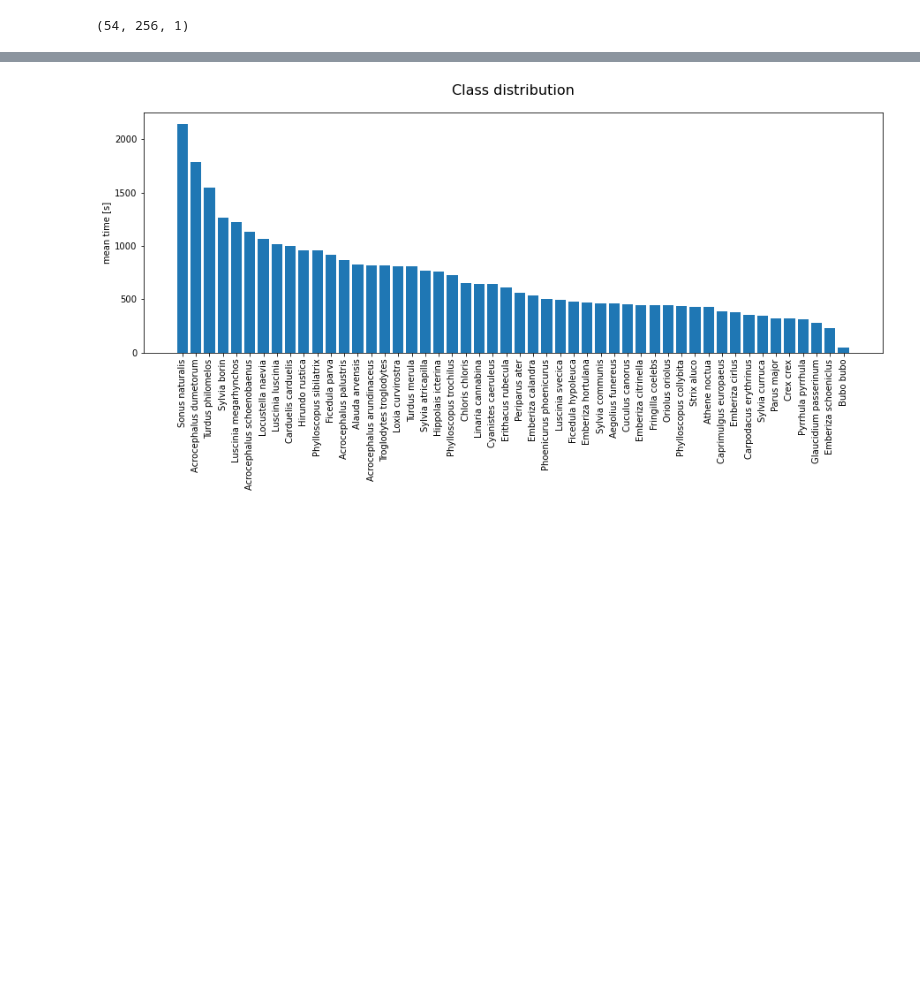
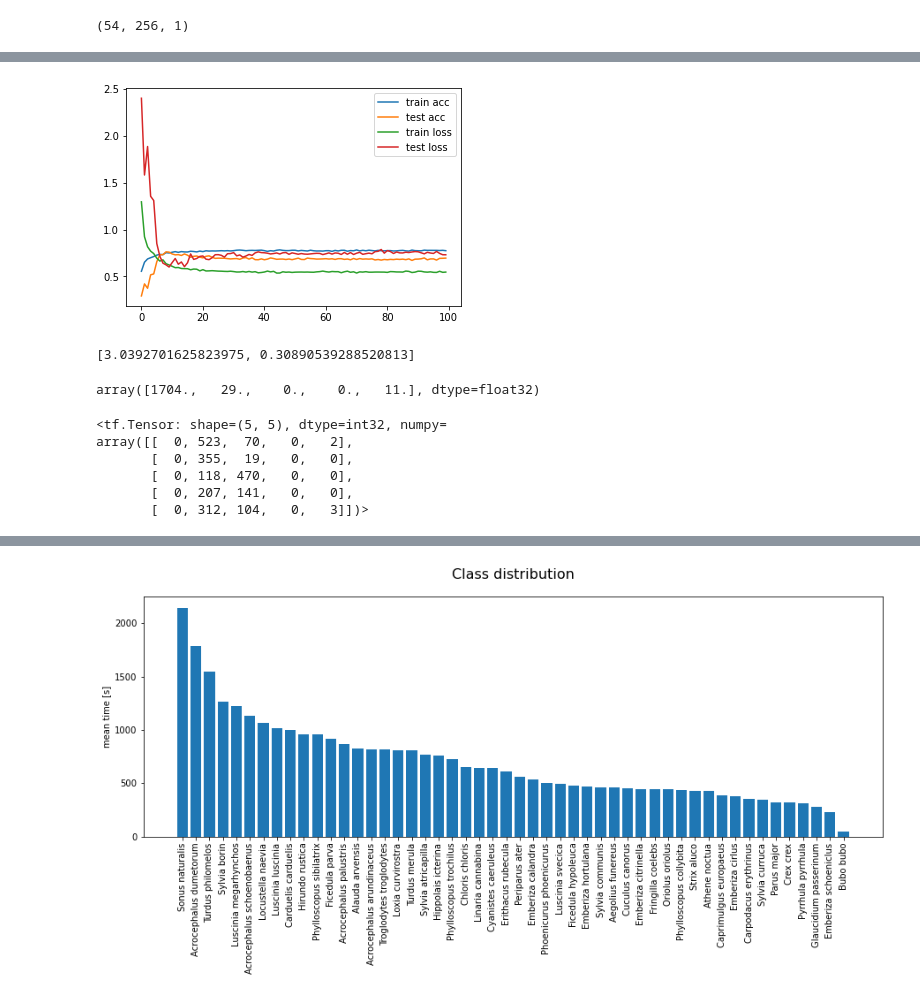
Before and after one commit to antonimarek/birdify, a Jupyter notebook: birdify.ipynb, the cells around one changed output, grey strips where cells are left out. Drawn from its saved outputs; the diff is of its cells as text; code cells hidden in the pictures; blank space fills up the shorter version.

```diff
--- a/birdify.ipynb
+++ b/birdify.ipynb
@@ -200,0 +260,14 @@ Epoch 6/10
+# %%
+plt.plot(history.history['categorical_accuracy'], label = "train acc")
+plt.plot(history.history['val_categorical_accuracy'], label = "test acc")
+plt.plot(history.history['loss'], label = "train loss")
+plt.plot(history.history['val_loss'], label = "test loss")
+
+plt.legend()
+plt.show()
+# %% [output]
+[figure, added]
+# %%
+model.evaluate_generator(test_generator)
+# %% [output]
+[3.0392701625823975, 0.30890539288520813]
@@ -200,0 +277,17 @@ Epoch 6/10
+# %%
+y_test = test_df.catg
+X_test = np.array([np.load(path + file) for file in test_df.ID])
+X_test = X_test.reshape((*X_test.shape, 1))
+y_pred = model.predict(X_test)
+y_pred.sum(axis=0)
+# %% [output]
+array([1704.,   29.,    0.,    0.,   11.], dtype=float32)
+# %%
+tf.math.confusion_matrix(labels=y_test, predictions=y_pred.argsort()[:,-1])
+# %% [output]
+<tf.Tensor: shape=(5, 5), dtype=int32, numpy=
+array([[  0, 523,  70,   0,   2],
+       [  0, 355,  19,   0,   0],
+       [  0, 118, 470,   0,   0],
+       [  0, 207, 141,   0,   0],
+       [  0, 312, 104,   0,   3]])>
```
Also changed, not shown: parts of 21 cells of this notebook, 6 other files.
